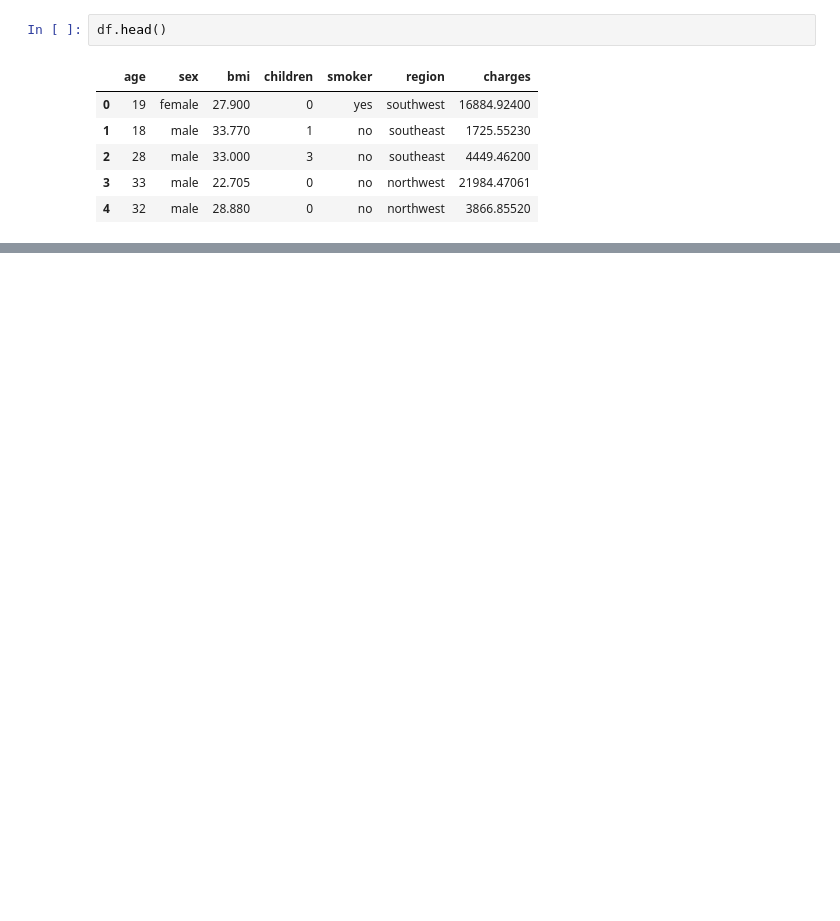
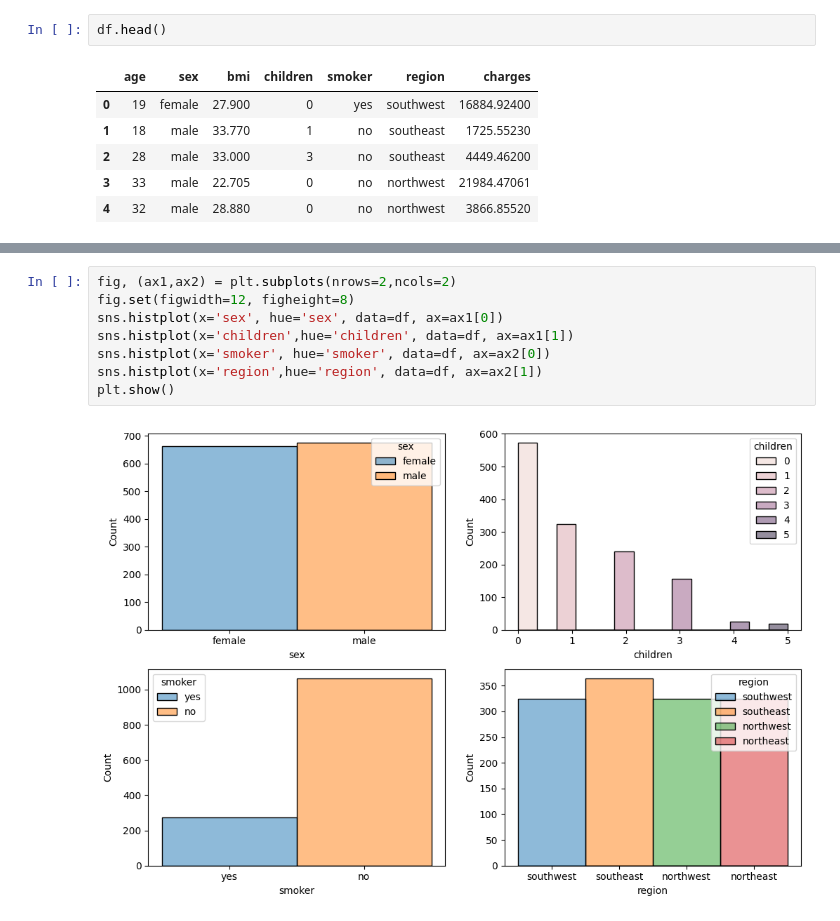
Before and after one commit to FaithKamaraju/Medical-Expenditure-Estimator, a Jupyter notebook: expenditure_data_analysis.ipynb, the cells around one changed output, grey strips where cells are left out. Saved outputs shown, nothing was run; the diff lists cells and outputs as text; blank space fills up the shorter version.

```diff
--- a/expenditure_data_analysis.ipynb
+++ b/expenditure_data_analysis.ipynb
@@ -71,0 +47,10 @@ TypeError: Could not convert ['femalemalemalemalemalefemalefemalefemalemalefemal
+# %%
+fig, (ax1,ax2) = plt.subplots(nrows=2,ncols=2)
+fig.set(figwidth=12, figheight=8)
+sns.histplot(x='sex', hue='sex', data=df, ax=ax1[0])
+sns.histplot(x='children',hue='children', data=df, ax=ax1[1])
+sns.histplot(x='smoker', hue='smoker', data=df, ax=ax2[0])
+sns.histplot(x='region',hue='region', data=df, ax=ax2[1])
+plt.show()
+# %% [output]
+[figure, added]
```
Also changed, not shown: parts of 14 cells of this notebook, 9 other files.
